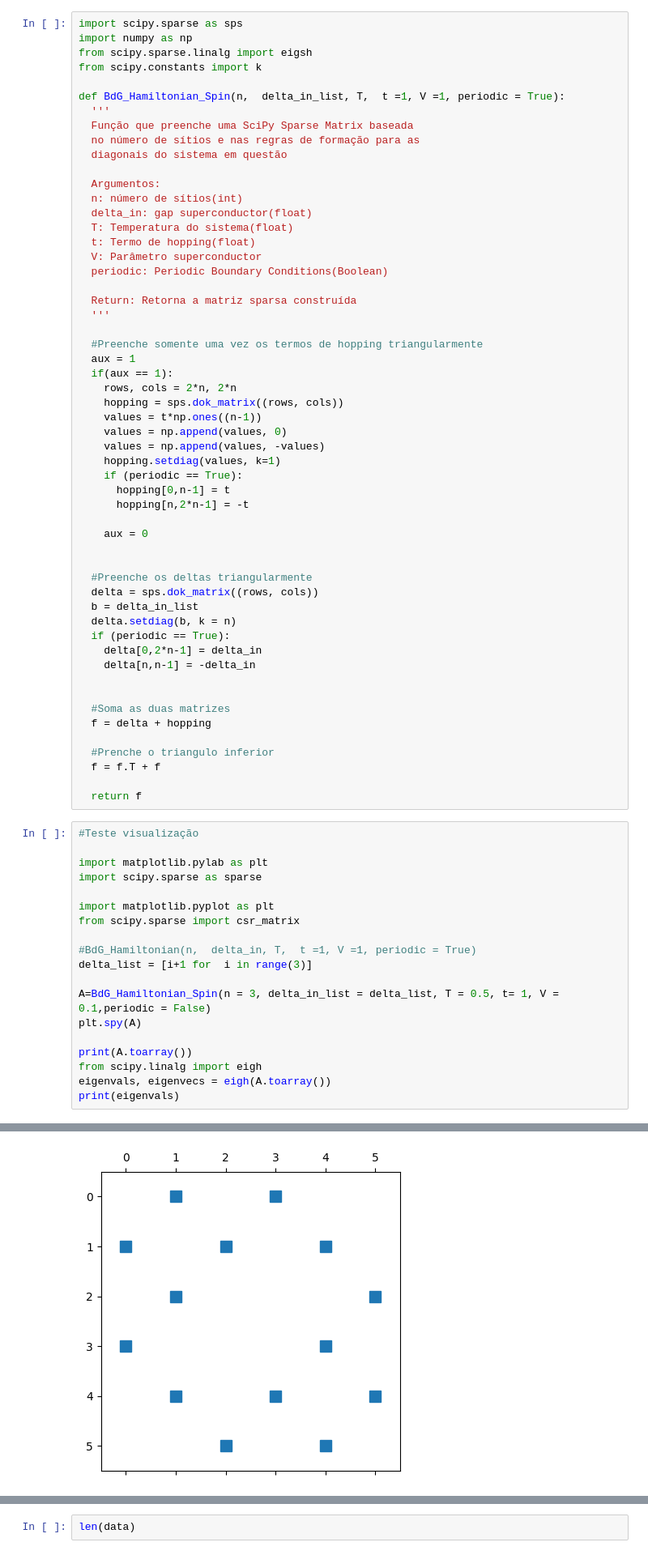
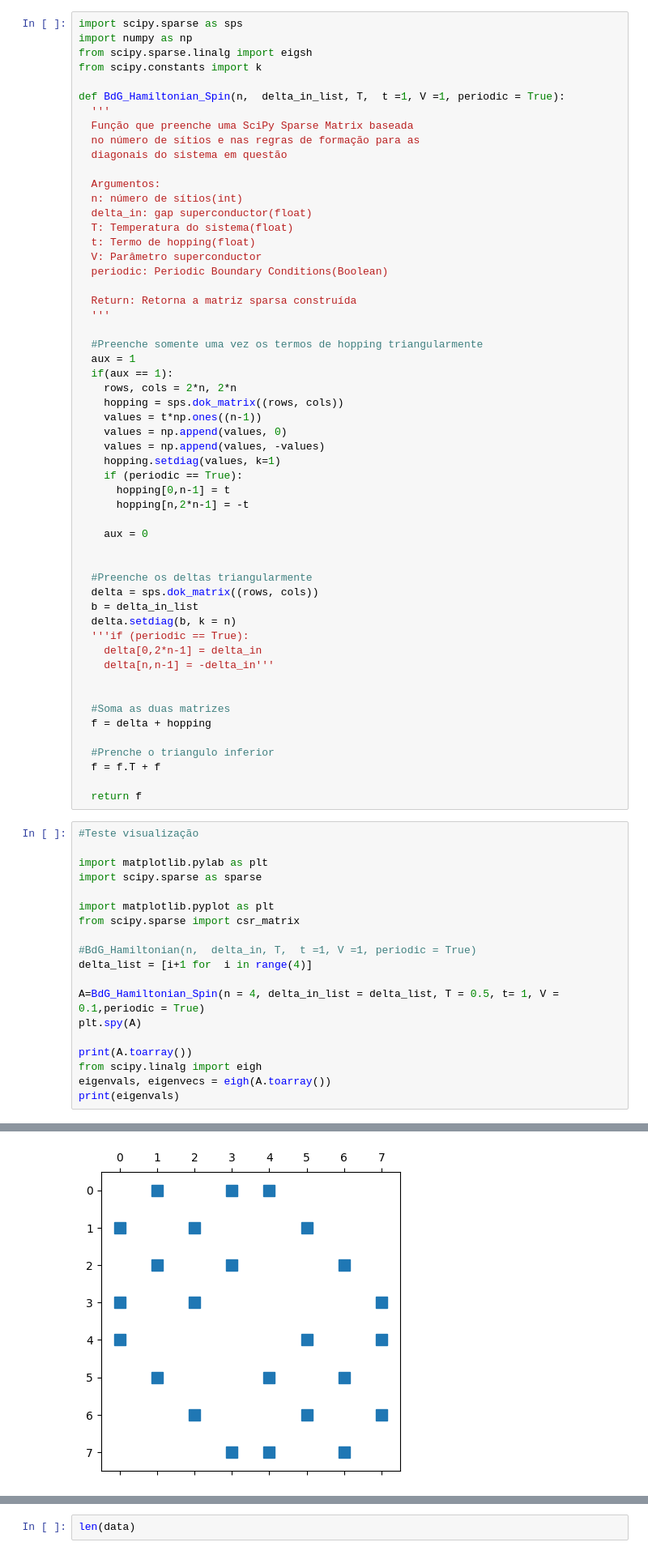
Before and after one commit to giovanni-br/BdG-ML, a Jupyter notebook: spin_non_periodic.ipynb, the cells around one changed output, grey strips where cells are left out. Shown at 81% size. Drawn from its saved outputs; the diff is of its cells as text.

```diff
--- a/spin_non_periodic.ipynb
+++ b/spin_non_periodic.ipynb
@@ -41,9 +41,9 @@ def BdG_Hamiltonian_Spin(n,  delta_in_list, T,  t =1, V =1, periodic = True):
   delta = sps.dok_matrix((rows, cols))
   b = delta_in_list
   delta.setdiag(b, k = n)
-  if (periodic == True):
+  '''if (periodic == True):
     delta[0,2*n-1] = delta_in
-    delta[n,n-1] = -delta_in
+    delta[n,n-1] = -delta_in'''
 
 
   #Soma as duas matrizes
@@ -63,9 +63,9 @@ import matplotlib.pyplot as plt
 from scipy.sparse import csr_matrix
 
 #BdG_Hamiltonian(n,  delta_in, T,  t =1, V =1, periodic = True)
-delta_list = [i+1 for  i in range(3)]
+delta_list = [i+1 for  i in range(4)]
 
-A=BdG_Hamiltonian_Spin(n = 3, delta_in_list = delta_list, T = 0.5, t= 1, V = 0.1,periodic = False)
+A=BdG_Hamiltonian_Spin(n = 4, delta_in_list = delta_list, T = 0.5, t= 1, V = 0.1,periodic = True)
 plt.spy(A)
 
 print(A.toarray())
@@ -83,4 +86,4 @@ print(eigenvals)
-[figure, old version]
+[figure, new version]
 # %%
 def gap_function(n, T_array, t=1, V=1, epsilon=1e-2, delta_guess = 1.0):
   '''
```
Also changed, not shown: parts of 10 cells of this notebook.
